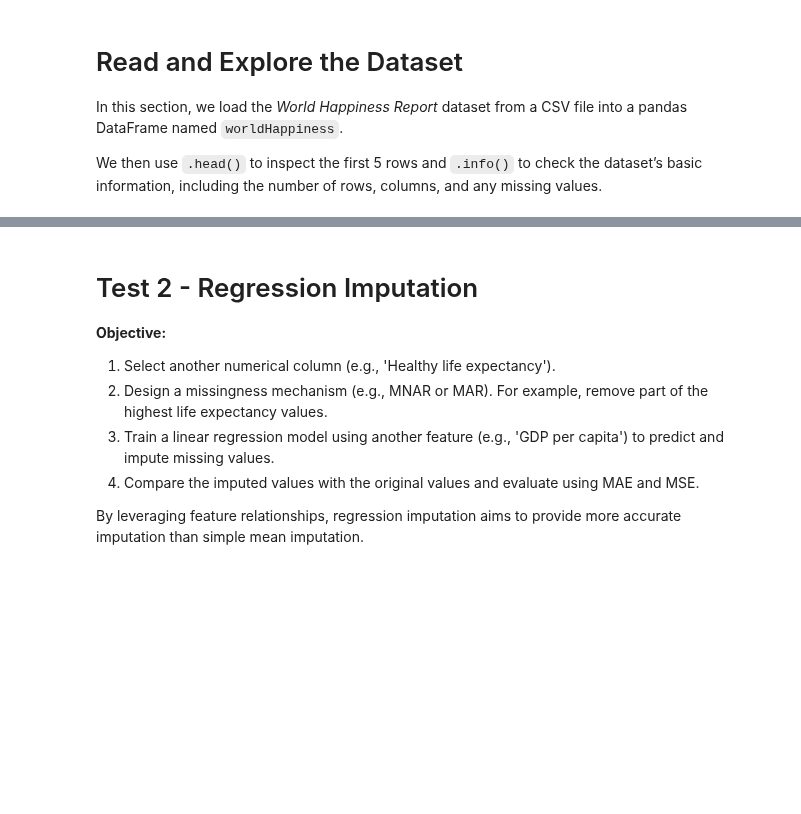
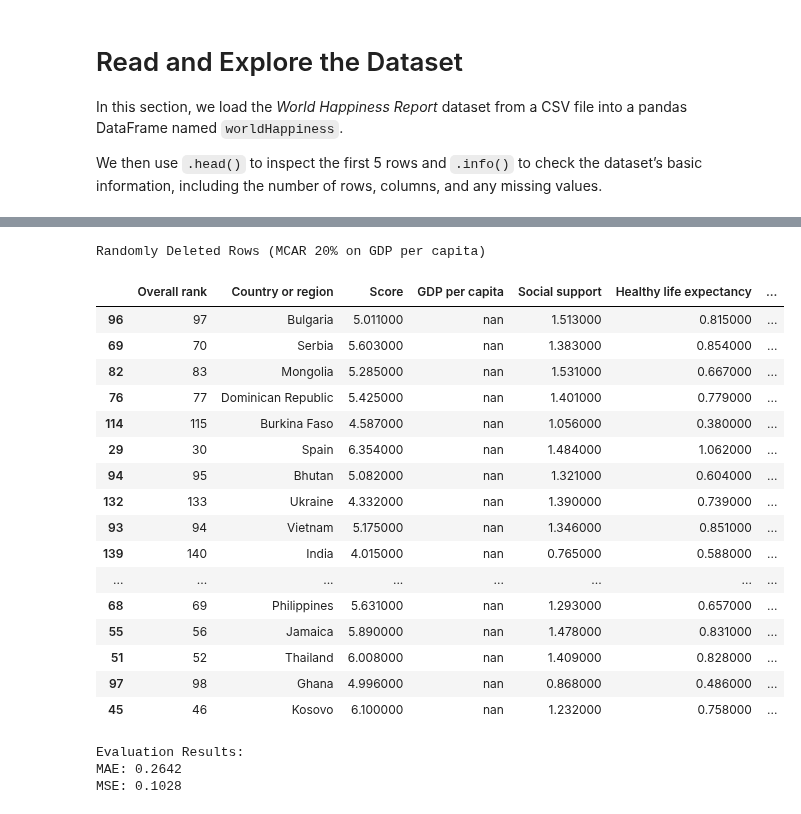
Before and after one commit to royruik/CSI4142_Assignments, a Jupyter notebook: dataset2.ipynb, the cells around one changed output, grey strips where cells are left out. Cells and saved outputs as stored; diff of their text form; code cells hidden in the pictures; blank space fills up the shorter version.

```diff
--- a/dataset2.ipynb
+++ b/dataset2.ipynb
@@ -61,33 +66,37 @@ This helps us understand the performance of simple default-value imputation on t
 # %%
-# Backup the original column for later evaluation
-original_values_1 = worldHappiness['GDP per capita'].copy()
+# Load the dataset
+worldHappiness_t1 = pd.read_csv('dataset2/2019.csv')
 
-# Randomly remove 20% of 'GDP per capita' (simulate MCAR)
+# Backup the original column
+original_values_1 = worldHappiness_t1['GDP per capita'].copy()
+
+# Simulate missing values (MCAR) by deleting 20% of 'GDP per capita'
 missing_fraction = 0.2
-n_missing = int(missing_fraction * len(worldHappiness))
-missing_indices = np.random.choice(worldHappiness.index, n_missing, replace=False)
+n_missing_1 = int(missing_fraction * len(worldHappiness_t1))
+missing_indices_1 = np.random.choice(worldHappiness_t1.index, n_missing_1, replace=False)
+worldHappiness_t1.loc[missing_indices_1, 'GDP per capita'] = np.nan
 
-# Set these rows as NaN
-worldHappiness.loc[missing_indices, 'GDP per capita'] = np.nan
+# Print a table focusing on the first 20 deleted rows
+print(f"Deleted {n_missing_1} rows from 'GDP per capita'. Showing the deleted rows:")
+display(
+    worldHappiness_t1.loc[missing_indices_1]
+        .head(35)
+        .style
+        .set_caption("Randomly Deleted Rows (MCAR 20% on GDP per capita)")
+)
 
-# Print the deleted data table
-print("Data after randomly deleting 20% of 'GDP per capita' values:")
-print(worldHappiness.head(20))
+# Mean imputation (Default Value Imputation)
+mean_val = worldHappiness_t1['GDP per capita'].mean()
+worldHappiness_t1['GDP_per_capita_mean_imputed'] = worldHappiness_t1['GDP per capita'].fillna(mean_val)
 
-print(f"\nAfter simulation, 'GDP per capita' missing count: {worldHappiness['GDP per capita'].isna().sum()}")
-
-# Perform Mean Imputation
-mean_value = worldHappiness['GDP per capita'].mean()
-worldHappiness['GDP_per_capita_mean_imputed'] = worldHappiness['GDP per capita'].fillna(mean_value)
-
-# Evaluate Imputation Quality (only for removed rows)
-original_missing_values_1 = original_values_1.loc[missing_indices]
-imputed_values_1 = worldHappiness.loc[missing_indices, 'GDP_per_capita_mean_imputed']
+# Evaluate imputation
+original_missing_values_1 = original_values_1.loc[missing_indices_1]
+imputed_values_1 = worldHappiness_t1.loc[missing_indices_1, 'GDP_per_capita_mean_imputed']
 
 mae_1 = mean_absolute_error(original_missing_values_1, imputed_values_1)
 mse_1 = mean_squared_error(original_missing_values_1, imputed_values_1)
 
-print("\n[Test 1: Mean Imputation on 'GDP per capita']")
-print("MAE:", mae_1)
-print("MSE:", mse_1)
+print("\nEvaluation Results:")
+print(f"MAE: {mae_1:.4f}")
+print(f"MSE: {mse_1:.4f}")
 # %% [output]
@@ -111,10 +104,21 @@ MSE: 0.10276684289032259
+Randomly Deleted Rows (MCAR 20% on GDP per capita)
+|  | Overall rank | Country or region | Score | GDP per capita | Social support | Healthy life expectancy | ... |
+| 96 | 97 | Bulgaria | 5.011000 | nan | 1.513000 | 0.815000 | ... |
+| 69 | 70 | Serbia | 5.603000 | nan | 1.383000 | 0.854000 | ... |
+| 82 | 83 | Mongolia | 5.285000 | nan | 1.531000 | 0.667000 | ... |
+| 76 | 77 | Dominican Republic | 5.425000 | nan | 1.401000 | 0.779000 | ... |
+| 114 | 115 | Burkina Faso | 4.587000 | nan | 1.056000 | 0.380000 | ... |
+| 29 | 30 | Spain | 6.354000 | nan | 1.484000 | 1.062000 | ... |
+| 94 | 95 | Bhutan | 5.082000 | nan | 1.321000 | 0.604000 | ... |
+| 132 | 133 | Ukraine | 4.332000 | nan | 1.390000 | 0.739000 | ... |
+| 93 | 94 | Vietnam | 5.175000 | nan | 1.346000 | 0.851000 | ... |
+| 139 | 140 | India | 4.015000 | nan | 0.765000 | 0.588000 | ... |
+| ... | ... | ... | ... | ... | ... | ... | ... |
+| 68 | 69 | Philippines | 5.631000 | nan | 1.293000 | 0.657000 | ... |
+| 55 | 56 | Jamaica | 5.890000 | nan | 1.478000 | 0.831000 | ... |
+| 51 | 52 | Thailand | 6.008000 | nan | 1.409000 | 0.828000 | ... |
+| 97 | 98 | Ghana | 4.996000 | nan | 0.868000 | 0.486000 | ... |
+| 45 | 46 | Kosovo | 6.100000 | nan | 1.232000 | 0.758000 | ... |
+Evaluation Results:
+MAE: 0.2642
+MSE: 0.1028
-# %% [markdown]
-# Test 2 - Regression Imputation
-
-**Objective:**
-1. Select another numerical column (e.g., 'Healthy life expectancy').
-2. Design a missingness mechanism (e.g., MNAR or MAR). For example, remove part of the highest life expectancy values.
-3. Train a linear regression model using another feature (e.g., 'GDP per capita') to predict and impute missing values.
-4. Compare the imputed values with the original values and evaluate using MAE and MSE.
-
-By leveraging feature relationships, regression imputation aims to provide more accurate imputation than simple mean imputation.
```
Also changed, not shown: parts of 9 cells of this notebook, 2 other files.
